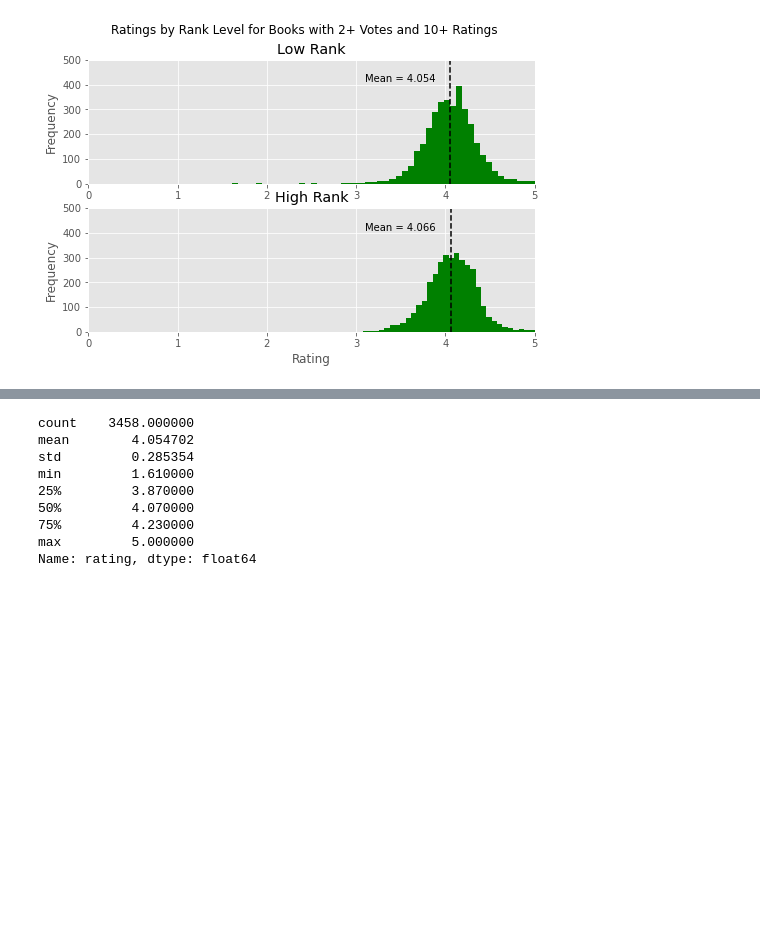
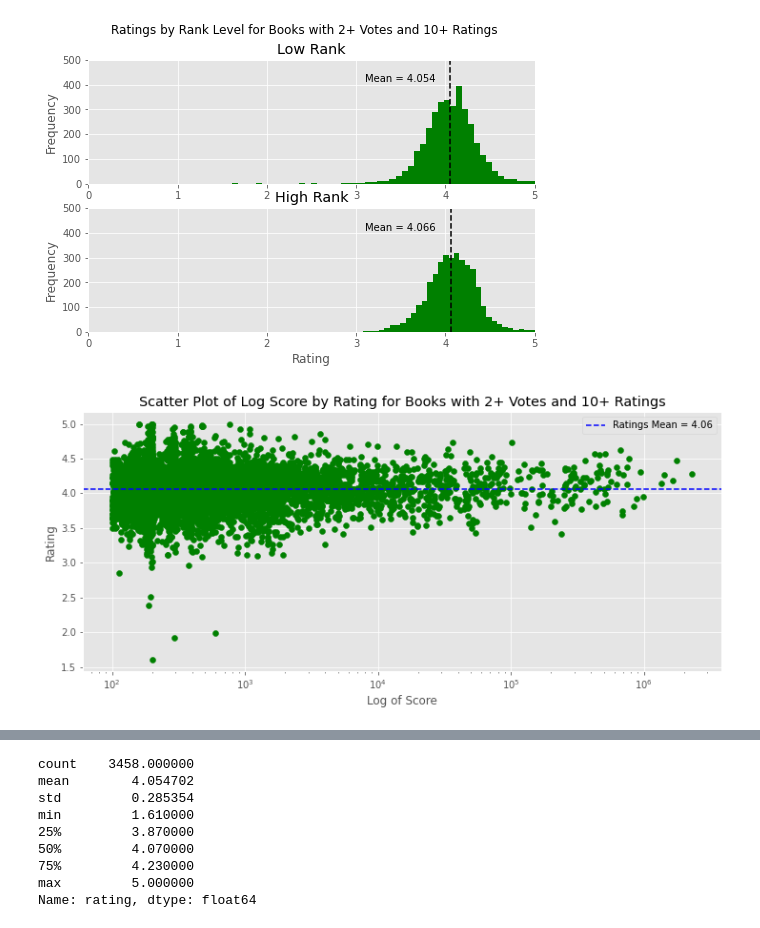
Before and after one commit to Shredder42/must_read_books, a Jupyter notebook: eda.ipynb, the cells around one changed output, grey strips where cells are left out. Saved outputs shown, nothing was run; the diff lists cells and outputs as text; code cells hidden in the pictures; blank space fills up the shorter version.

```diff
--- a/eda.ipynb
+++ b/eda.ipynb
@@ -571,3 +592,15 @@ axs[1].set_ylim(0, 500)
 plt.savefig('img/sufficient_ratings_by_rank_histogram.png')
 # %% [output]
 [figure]
+# %%
+fig, ax = plt.subplots(figsize=(12, 5))
+ax.scatter(sufficient['score'], sufficient['rating'], color = 'green')
+ax.set_title("Scatter Plot of Log Score by Rating for Books with 2+ Votes and 10+ Ratings")
+ax.axhline(4.060, color='blue', linestyle='--', label='Ratings Mean = 4.06')
+ax.set_xlabel("Log of Score")
+ax.set_ylabel("Rating")
+ax.set_xscale('log')
+ax.legend(loc='best')
+plt.savefig('img/sufficient_scatter_rating_score.png')
+# %% [output]
+[figure, added]
```
Also changed, not shown: parts of 22 cells of this notebook, 12 other files.
